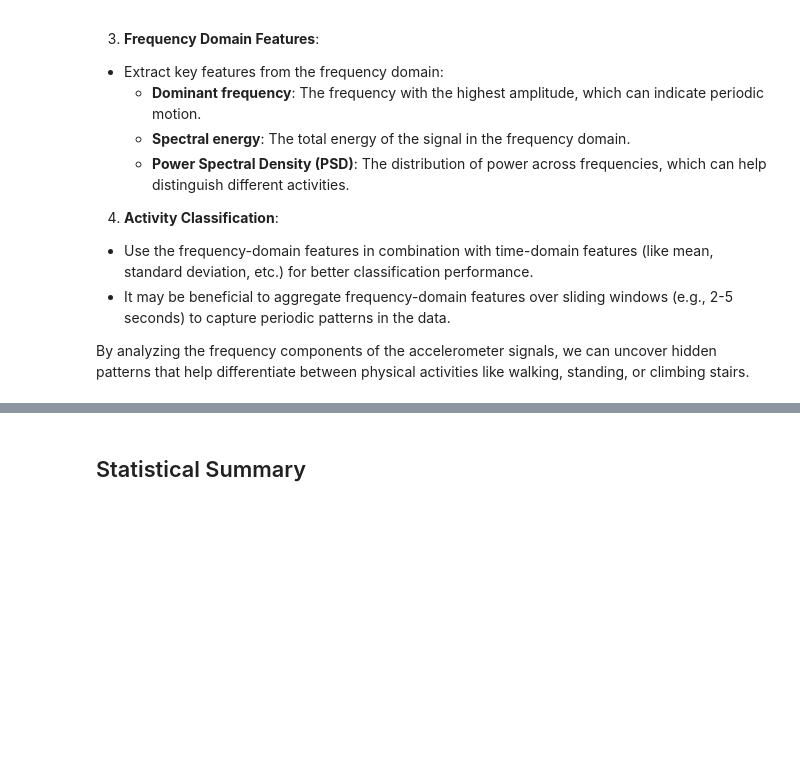
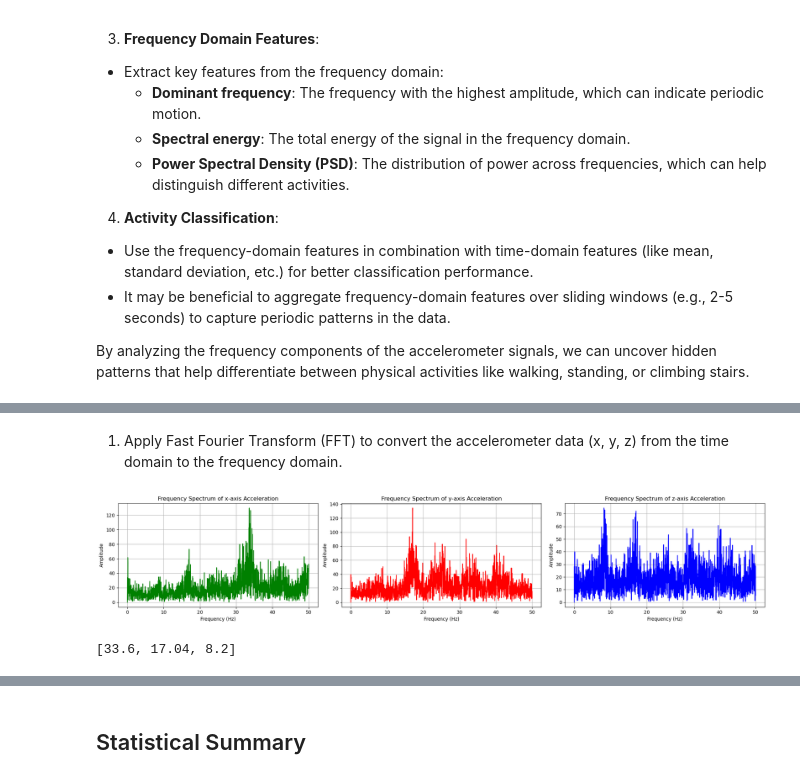
Before and after one commit to wittyphysicist/Final-Project-for-Using-Python-for-Research, a Jupyter notebook: Final Project for Using Python for Research.ipynb, the cells around one changed output, grey strips where cells are left out. Saved outputs shown, nothing was run; the diff lists cells and outputs as text; code cells hidden in the pictures; blank space fills up the shorter version.

```diff
--- a/Final Project for Using Python for Research.ipynb
+++ b/Final Project for Using Python for Research.ipynb
@@ -247,5 +208,0 @@ By analyzing the frequency components of the accelerometer signals, we can uncov
-# %%
-acc = np.sqrt(x**2 + y**2 + z**2)
-train_time_series['magnitude'] = acc
-
-train_time_series
@@ -299,0 +209,41 @@ merged_data
+# %% [markdown]
+1. Apply Fast Fourier Transform (FFT) to convert the accelerometer data (x, y, z) from the time domain to the frequency domain.
+# %%
+import numpy as np
+
+dominant_freqs = []
+
+colors = ['g', 'r', 'b']
+ax_labels = ['x','y','z']
+
+fig, axes = plt.subplots(1, 3, figsize=(20, 4))
+
+for i in range(3):
+    dir = train_time_series[ax_labels[i]].values
+    n = len(dir)
+    sampling_rate = 100
+    time = np.arange(n) / sampling_rate
+    fft_vals = np.fft.rfft(dir)
+    fft_freqs = np.fft.rfftfreq(n, d=1/sampling_rate)
+    fft_vals[0] = 0 # Exclude DC component
+
+    # Find the dominant frequency for each ax_label
+    dominant_freq_index = np.argmax(np.abs(fft_vals))
+    dominant_freq = fft_freqs[dominant_freq_index]
+    dominant_freq = float("%.2f"%dominant_freq) # I only need 2 decimal numbers
+    dominant_freqs.append(dominant_freq)
+
+    # plot
+    axes[i].plot(fft_freqs, np.abs(fft_vals), colors[i])
+    axes[i].set_title("Frequency Spectrum of "+ax_labels[i]+"-axis Acceleration")
+    axes[i].set_xlabel("Frequency (Hz)")
+    axes[i].set_ylabel("Amplitude")
+    axes[i].grid()
+    plt.savefig("Amplitude vs Frequency.png")
+plt.tight_layout()
+plt.show()
+
+print(dominant_freqs)
+# %% [output]
+[figure, added]
+[33.6, 17.04, 8.2]
```
Also changed, not shown: parts of 27 cells of this notebook.
